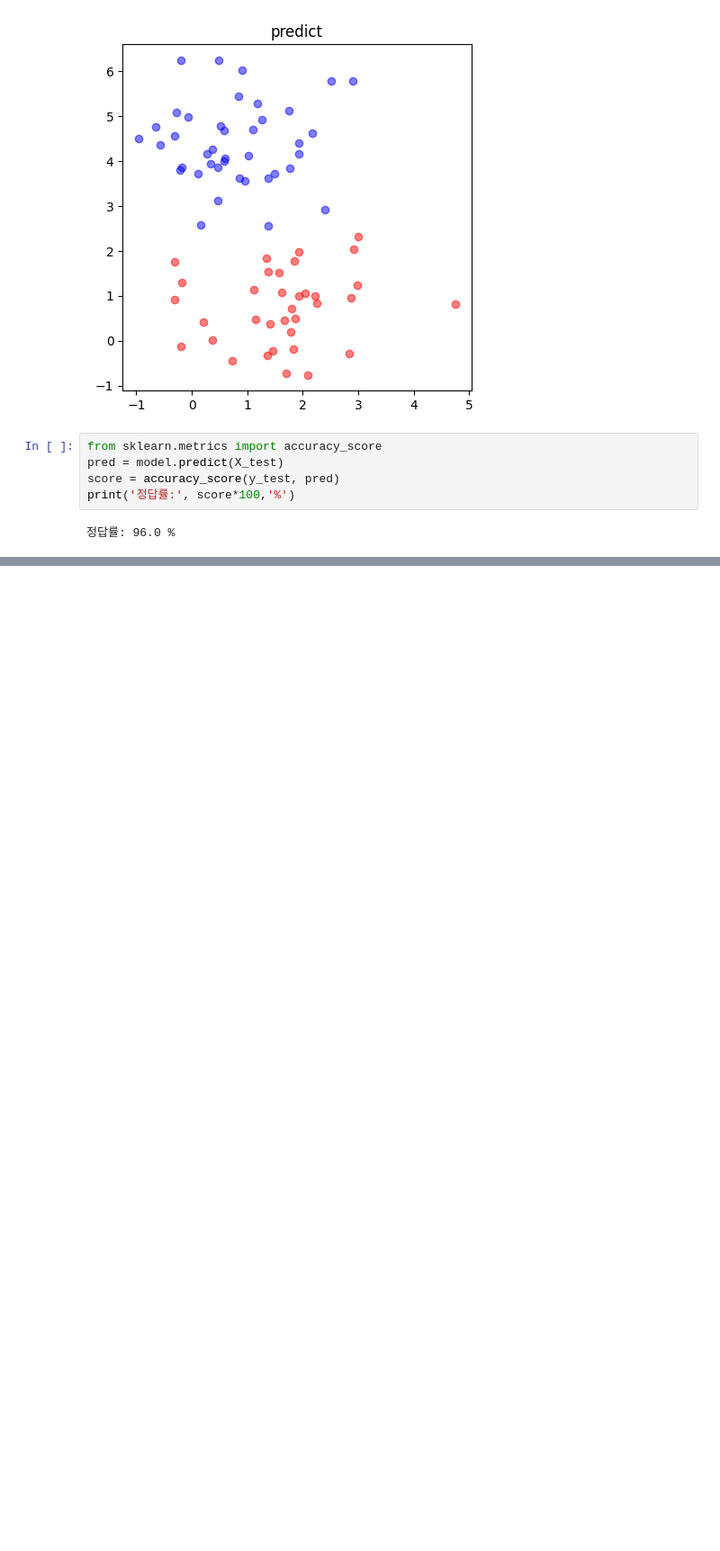
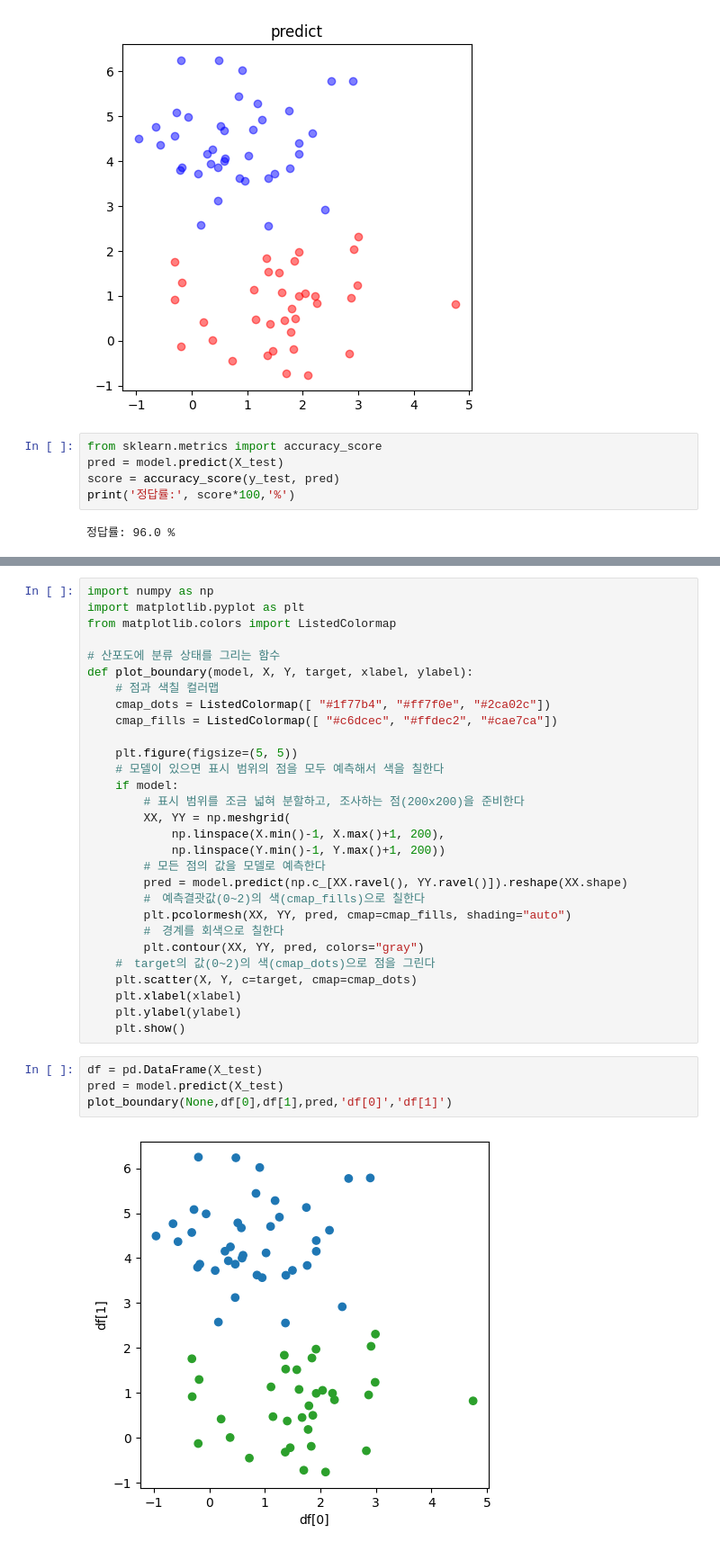
Before and after one commit to thekaszsz/ML_book, a Jupyter notebook: ML_Test.ipynb, the cells around one changed output, grey strips where cells are left out. Shown at 90% size. Cells and saved outputs as stored; diff of their text form; blank space fills up the shorter version.

```diff
--- a/ML_Test.ipynb
+++ b/ML_Test.ipynb
@@ -97,0 +140,35 @@ print('정답률:', score*100,'%')
+# %%
+import numpy as np
+import matplotlib.pyplot as plt
+from matplotlib.colors import ListedColormap
+
+# 산포도에 분류 상태를 그리는 함수
+def plot_boundary(model, X, Y, target, xlabel, ylabel):
+    # 점과 색칠 컬러맵
+    cmap_dots = ListedColormap([ "#1f77b4", "#ff7f0e", "#2ca02c"])
+    cmap_fills = ListedColormap([ "#c6dcec", "#ffdec2", "#cae7ca"])
+
+    plt.figure(figsize=(5, 5))
+    # 모델이 있으면 표시 범위의 점을 모두 예측해서 색을 칠한다
+    if model:
+        # 표시 범위를 조금 넓혀 분할하고, 조사하는 점(200x200)을 준비한다
+        XX, YY = np.meshgrid(
+            np.linspace(X.min()-1, X.max()+1, 200),
+            np.linspace(Y.min()-1, Y.max()+1, 200))
+        # 모든 점의 값을 모델로 예측한다
+        pred = model.predict(np.c_[XX.ravel(), YY.ravel()]).reshape(XX.shape)
+        #　예측결괏값(0~2)의 색(cmap_fills)으로 칠한다
+        plt.pcolormesh(XX, YY, pred, cmap=cmap_fills, shading="auto")
+        #　경계를 회색으로 칠한다
+        plt.contour(XX, YY, pred, colors="gray")
+    #　target의 값(0~2)의 색(cmap_dots)으로 점을 그린다
+    plt.scatter(X, Y, c=target, cmap=cmap_dots)
+    plt.xlabel(xlabel)
+    plt.ylabel(ylabel)
+    plt.show()
+# %%
+df = pd.DataFrame(X_test)
+pred = model.predict(X_test)
+plot_boundary(None,df[0],df[1],pred,'df[0]','df[1]')
+# %% [output]
+[figure, added]
```
Also changed, not shown: parts of 7 cells of this notebook.
